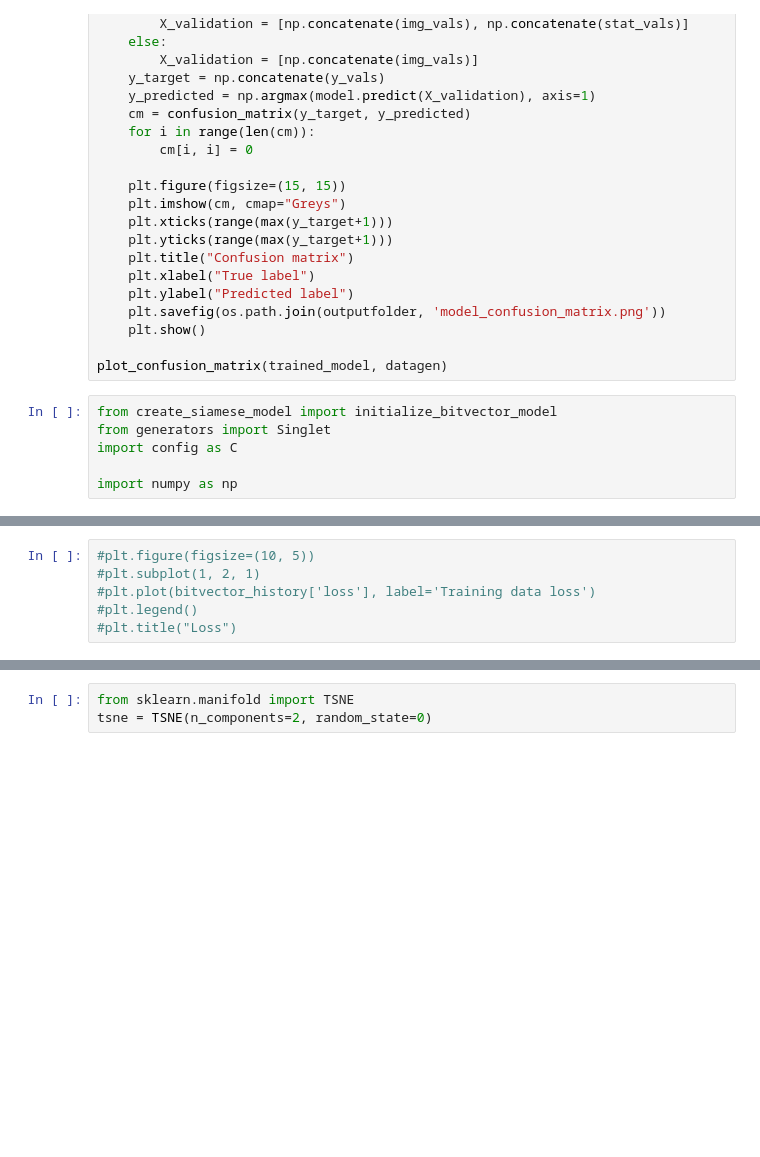
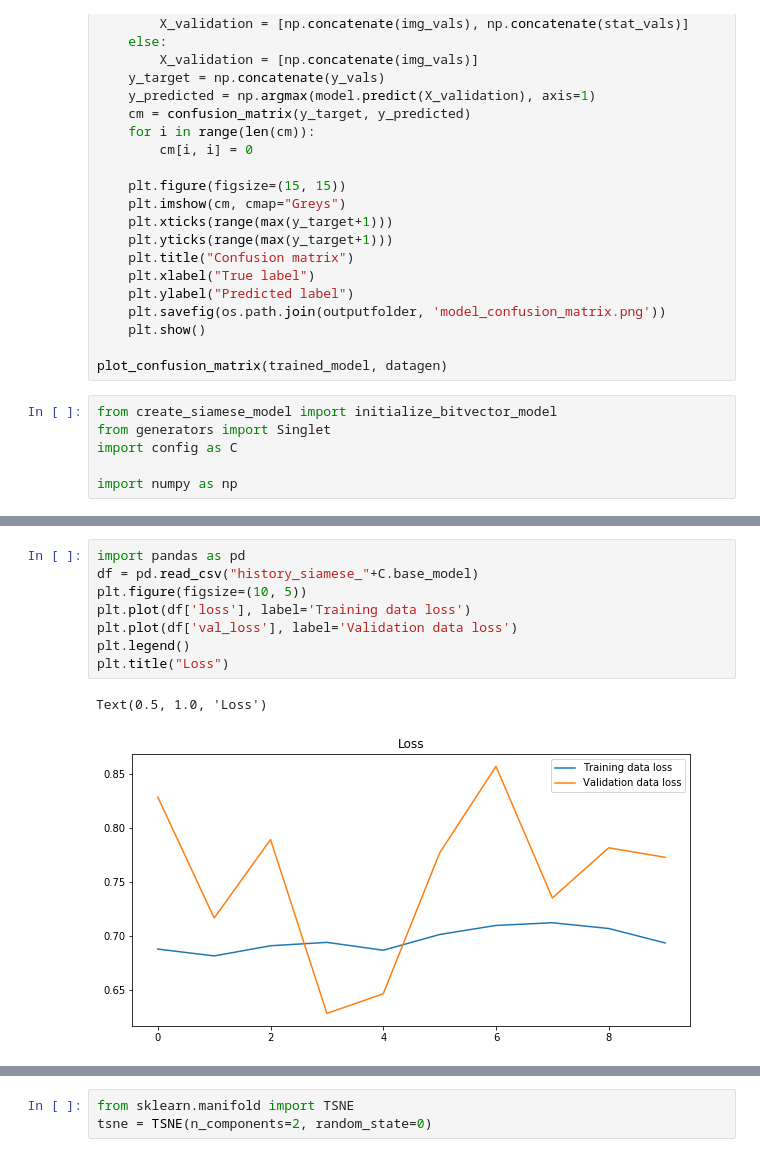
Before and after one commit to ToreAad/plankton-siamese, a Jupyter notebook: Visualize_embedding.ipynb, the cells around one changed output, grey strips where cells are left out. Drawn from its saved outputs; the diff is of its cells as text; blank space fills up the shorter version.

```diff
--- a/Visualize_embedding.ipynb
+++ b/Visualize_embedding.ipynb
@@ -82,7 +97,12 @@ ValueError: axes don't match array
 # %%
-#plt.figure(figsize=(10, 5))
-#plt.subplot(1, 2, 1)
-#plt.plot(bitvector_history['loss'], label='Training data loss')
-#plt.legend()
-#plt.title("Loss")
+import pandas as pd
+df = pd.read_csv("history_siamese_"+C.base_model)
+plt.figure(figsize=(10, 5))
+plt.plot(df['loss'], label='Training data loss')
+plt.plot(df['val_loss'], label='Validation data loss')
+plt.legend()
+plt.title("Loss")
+# %% [output]
+Text(0.5, 1.0, 'Loss')
+[figure, added]
 # %%
```
Also changed, not shown: parts of 9 cells of this notebook.
